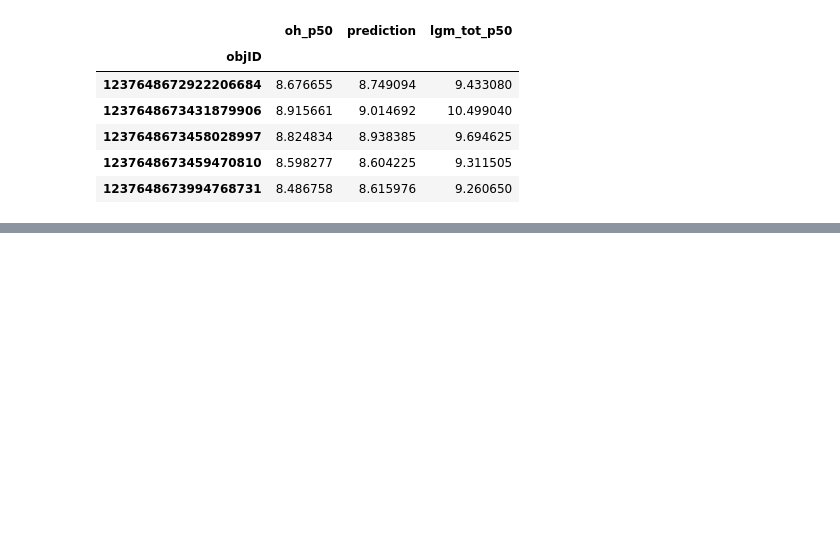
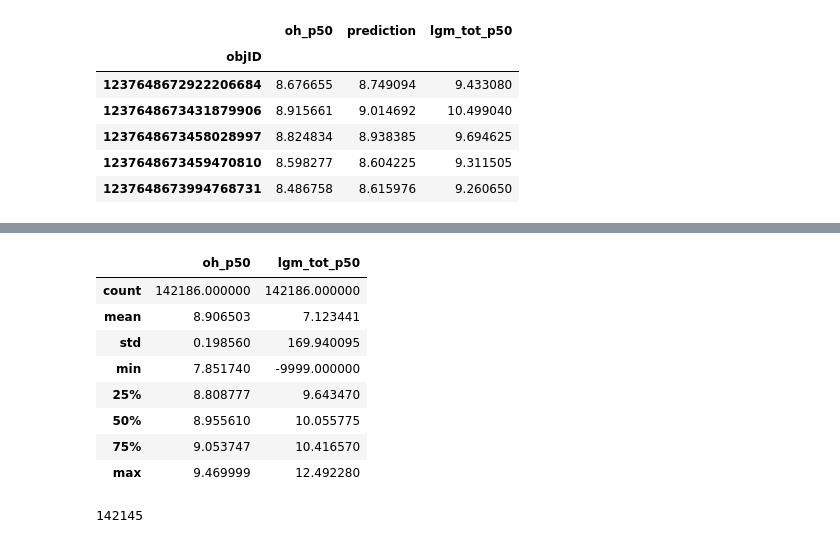
Before and after one commit to jwuphysics/galaxy-cnns, a Jupyter notebook: notebook/paper/05-mass_metallicty_relation.ipynb, the cells around one changed output, grey strips where cells are left out. Cells and saved outputs as stored; diff of their text form; code cells hidden in the pictures; blank space fills up the shorter version.

```diff
--- a/notebook/paper/05-mass_metallicty_relation.ipynb
+++ b/notebook/paper/05-mass_metallicty_relation.ipynb
@@ -284,0 +288,16 @@ fig.savefig(f'{PATH}/results/05-mzr.pdf')
+# %%
+full.describe()
+# %% [output]
+|  | oh_p50 | lgm_tot_p50 |
+| count | 142186.000000 | 142186.000000 |
+| mean | 8.906503 | 7.123441 |
+| std | 0.198560 | 169.940095 |
+| min | 7.851740 | -9999.000000 |
+| 25% | 8.808777 | 9.643470 |
+| 50% | 8.955610 | 10.055775 |
+| 75% | 9.053747 | 10.416570 |
+| max | 9.469999 | 12.492280 |
+# %%
+np.sum(full.lgm_tot_p50 > 0)
+# %% [output]
+142145
```
Also changed, not shown: parts of 6 cells of this notebook, 10 other files.
